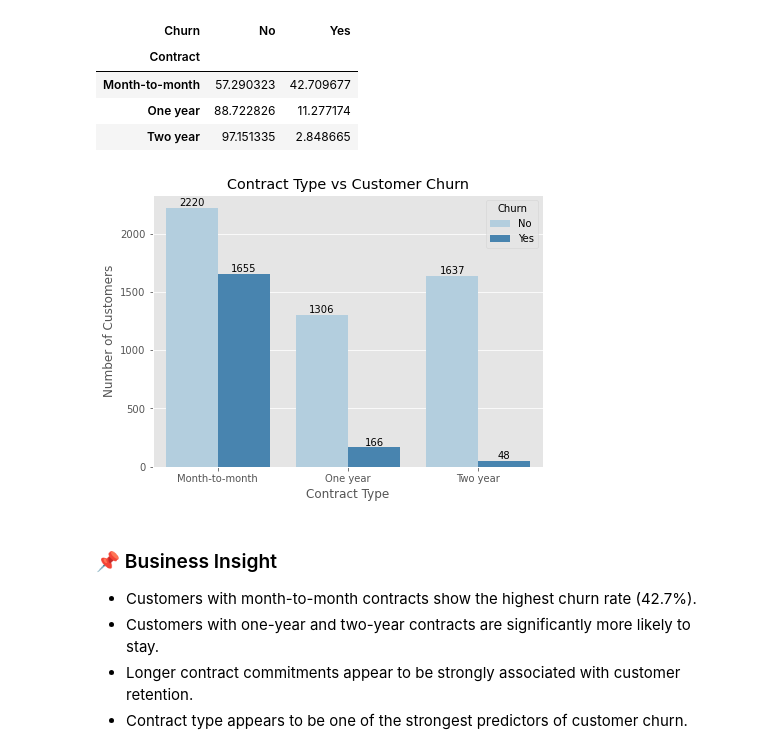
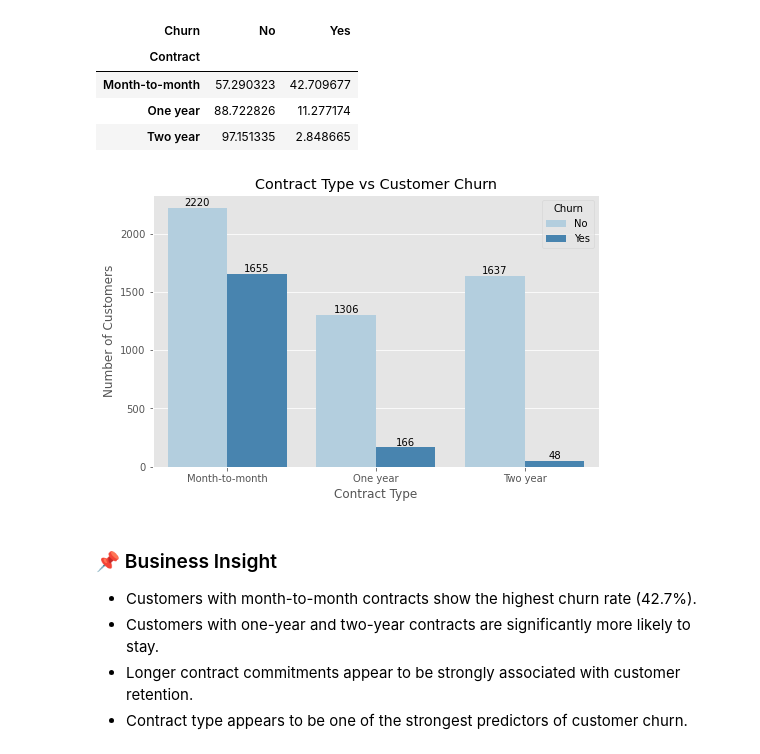
Before and after one commit to PaneloMartin/Project_02_Customer_Churn, a Jupyter notebook: notebooks/02_customer_churn_analysis.ipynb, the cells around one changed output. Drawn from its saved outputs; the diff is of its cells as text; code cells hidden in the pictures.

```diff
--- a/notebooks/02_customer_churn_analysis.ipynb
+++ b/notebooks/02_customer_churn_analysis.ipynb
@@ -228,30 +228,32 @@ pd.crosstab(
 | One year | 88.722826 | 11.277174 |
 | Two year | 97.151335 | 2.848665 |
 # %%
-plt.figure(figsize=(7,5))
+plt.figure(figsize=(8,5))
+
 
 ax = sns.countplot(
     data=df,
     x="Contract",
     hue="Churn",
     palette="Blues"
 )
 
 plt.title("Contract Type vs Customer Churn")
 plt.xlabel("Contract Type")
 plt.ylabel("Number of Customers")
 
 for p in ax.patches:
     ax.annotate(
         f"{int(p.get_height())}",
         (p.get_x() + p.get_width()/2, p.get_height()),
         ha="center",
         va="bottom"
     )
+plt.legend(title="Churn")
 
 plt.show()
 # %% [output]
-[figure, old version]
+[figure, new version]
 # %% [markdown]
 ### 📌 Business Insight
 
```
Also changed, not shown: parts of 5 cells of this notebook.
